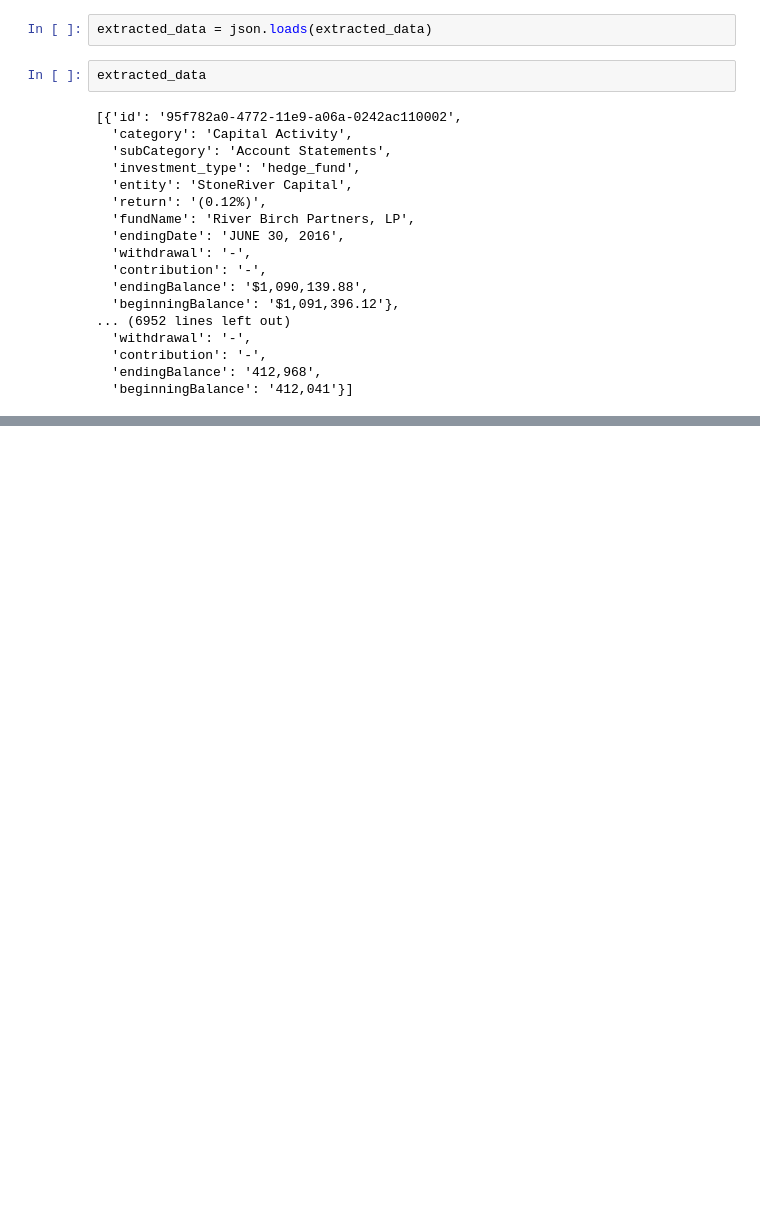
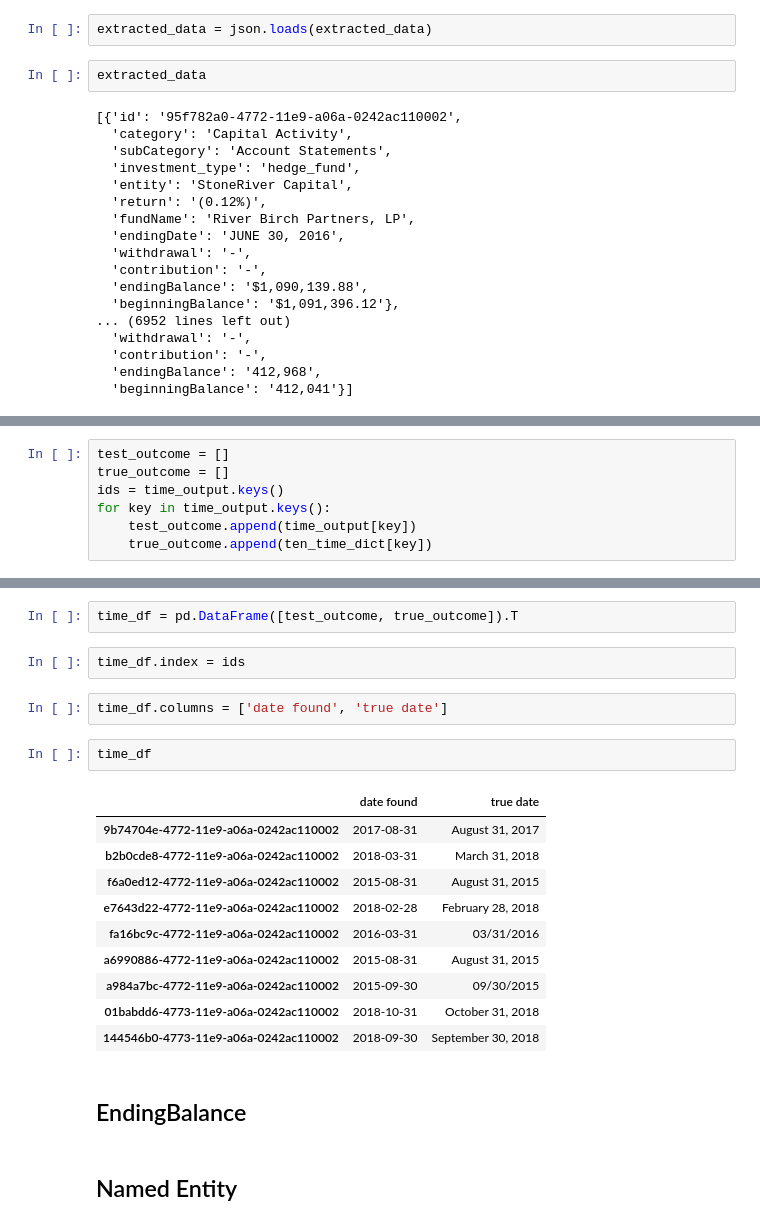
Before and after one commit to Aries0331/FinancialDataExtraction, a Jupyter notebook: Untitled.ipynb, the cells around one changed output, grey strips where cells are left out. Saved outputs shown, nothing was run; the diff lists cells and outputs as text; blank space fills up the shorter version.

Commit message:
done text classification and endingDate:

```diff
--- a/Untitled.ipynb
+++ b/Untitled.ipynb
@@ -243,0 +286,7 @@ sorted(candidates)
+# %%
+test_outcome = []
+true_outcome = []
+ids = time_output.keys()
+for key in time_output.keys():
+    test_outcome.append(time_output[key])
+    true_outcome.append(ten_time_dict[key])
@@ -243,0 +317,23 @@ sorted(candidates)
+# %%
+time_df = pd.DataFrame([test_outcome, true_outcome]).T
+# %%
+time_df.index = ids
+# %%
+time_df.columns = ['date found', 'true date']
+# %%
+time_df
+# %% [output]
+|  | date found | true date |
+| 9b74704e-4772-11e9-a06a-0242ac110002 | 2017-08-31 | August 31, 2017 |
+| b2b0cde8-4772-11e9-a06a-0242ac110002 | 2018-03-31 | March 31, 2018 |
+| f6a0ed12-4772-11e9-a06a-0242ac110002 | 2015-08-31 | August 31, 2015 |
+| e7643d22-4772-11e9-a06a-0242ac110002 | 2018-02-28 | February 28, 2018 |
+| fa16bc9c-4772-11e9-a06a-0242ac110002 | 2016-03-31 | 03/31/2016 |
+| a6990886-4772-11e9-a06a-0242ac110002 | 2015-08-31 | August 31, 2015 |
+| a984a7bc-4772-11e9-a06a-0242ac110002 | 2015-09-30 | 09/30/2015 |
+| 01babdd6-4773-11e9-a06a-0242ac110002 | 2018-10-31 | October 31, 2018 |
+| 144546b0-4773-11e9-a06a-0242ac110002 | 2018-09-30 | September 30, 2018 |
+# %% [markdown]
+## EndingBalance
+# %% [markdown]
+## Named Entity
```
Also changed, not shown: parts of 105 cells of this notebook, 3 other files.
